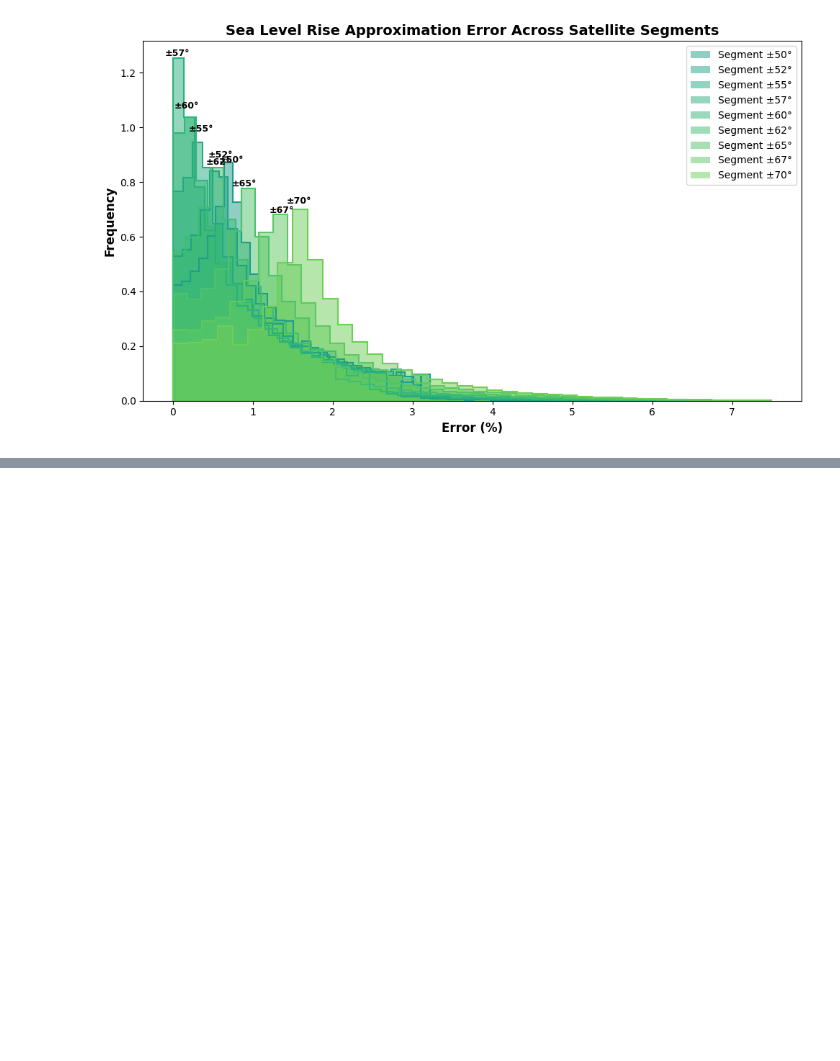
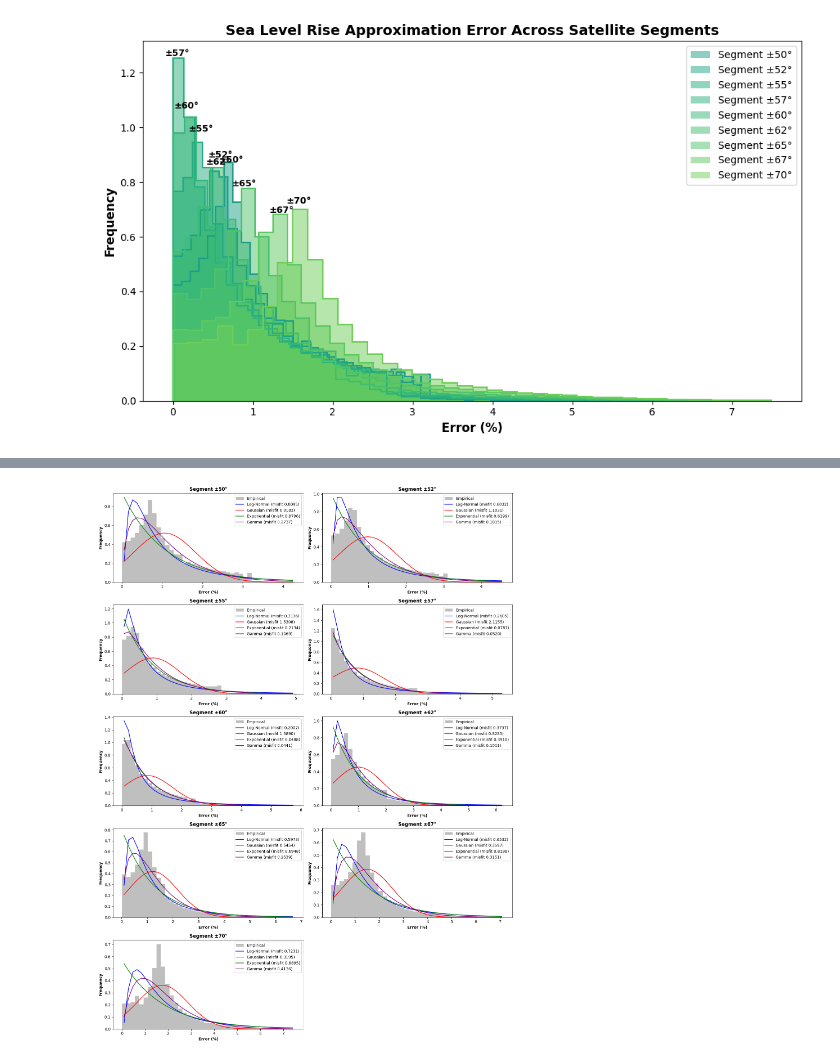
Before and after one commit to 0thomasholland/Part_III_Project, a Jupyter notebook: work/traditional_methods/ternary50-70.ipynb, the cells around one changed output, grey strips where cells are left out. Saved outputs shown, nothing was run; the diff lists cells and outputs as text; code cells hidden in the pictures; blank space fills up the shorter version.

Commit message:
error PDF characterisation

```diff
--- a/work/traditional_methods/ternary50-70.ipynb
+++ b/work/traditional_methods/ternary50-70.ipynb
@@ -187,8 +188,8 @@ error_output = pd.DataFrame(flattened_results)
 [Parallel(n_jobs=-1)]: Done 9736 tasks      | elapsed:  7.6min
 [Parallel(n_jobs=-1)]: Done 10201 out of 10201 | elapsed:  8.0min finished
 # %%
-error_output.to_csv("ternary_50-70_sea_surface_height_error.csv")
-# error_output = pd.read_csv("ternary_sea_surface_height_error_large.csv")
+# error_output.to_csv("ternary_50-70_sea_surface_height_error.csv")
+error_output = pd.read_csv("ternary_50-70_sea_surface_height_error.csv")
 
 print(error_output)
 # %% [output]
@@ -504,0 +613,76 @@ plt.show()
+# %%
+# make subplots for each segment showing empirical histogram and fitted distributions with misfit values in legend
+fig = plt.figure(figsize=(15, 20))
+nrows = 5
+ncols = 2
+
+for idx, segment in enumerate(np.unique(error_output["segment"])):
+    ax = fig.add_subplot(nrows, ncols, idx + 1)
+
+    segment_data = error_output[error_output["segment"] == segment]
+    counts, bin_edges, _ = ax.hist(
+        segment_data["error"],
+        bins=bins,
+        alpha=0.5,
+        label="Empirical",
+        density=density,
+        color="gray",
+        align="mid",
+    )
+
+    bin_centers = (bin_edges[:-1] + bin_edges[1:]) / 2
+
+    # log normal PDF
+    shape = log_normal_error_distribution.loc[segment, "shape"]
+    loc = log_normal_error_distribution.loc[segment, "loc"]
+    scale = log_normal_error_distribution.loc[segment, "scale"]
+    pdf_log_normal = stats.lognorm.pdf(bin_centers, shape, loc=loc, scale=scale)
+    ax.plot(
+        bin_centers,
+        pdf_log_normal,
+        label=f"Log-Normal (misfit {log_normal_error_distribution.loc[segment, 'misfit']:.4f})",
+        color="blue",
+    )
+
+    # gaussian PDF
+    mean = gaussian_error_distribution.loc[segment, "mean"]
+    std = gaussian_error_distribution.loc[segment, "std"]
+    pdf_gaussian = stats.norm.pdf(bin_centers, loc=mean, scale=std)
+    ax.plot(
+        bin_centers,
+        pdf_gaussian,
+        label=f"Gaussian (misfit {gaussian_error_distribution.loc[segment, 'misfit']:.4f})",
+        color="red",
+    )
+
+    # exponential PDF
+    scale_expon = exponential_error_distribution.loc[segment, "scale"]
+    pdf_exponential = stats.expon.pdf(bin_centers, scale=scale_expon)
+    ax.plot(
+        bin_centers,
+        pdf_exponential,
+        label=f"Exponential (misfit {exponential_error_distribution.loc[segment, 'misfit']:.4f})",
+        color="green",
+    )
+
+    # gamma PDF
+    a = gamma_error_distribution.loc[segment, "a"]
+    loc_gm = gamma_error_distribution.loc[segment, "loc"]
+    scale_gm = gamma_error_distribution.loc[segment, "scale"]
+    pdf_gamma = stats.gamma.pdf(bin_centers, a, loc=loc_gm, scale=scale_gm)
+    ax.plot(
+        bin_centers,
+        pdf_gamma,
+        label=f"Gamma (misfit {gamma_error_distribution.loc[segment, 'misfit']:.4f})",
+        color="purple",
+    )
+
+    ax.set_xlabel("Error (%)", fontsize=10, fontweight="bold")
+    ax.set_ylabel("Frequency", fontsize=10, fontweight="bold")
+    ax.set_title(f"Segment ±{int(segment)}°", fontsize=12, fontweight="bold")
+    ax.legend()
+
+plt.tight_layout()
+plt.show()
+# %% [output]
+[figure, added]
```
Also changed, not shown: parts of 6 cells of this notebook.
